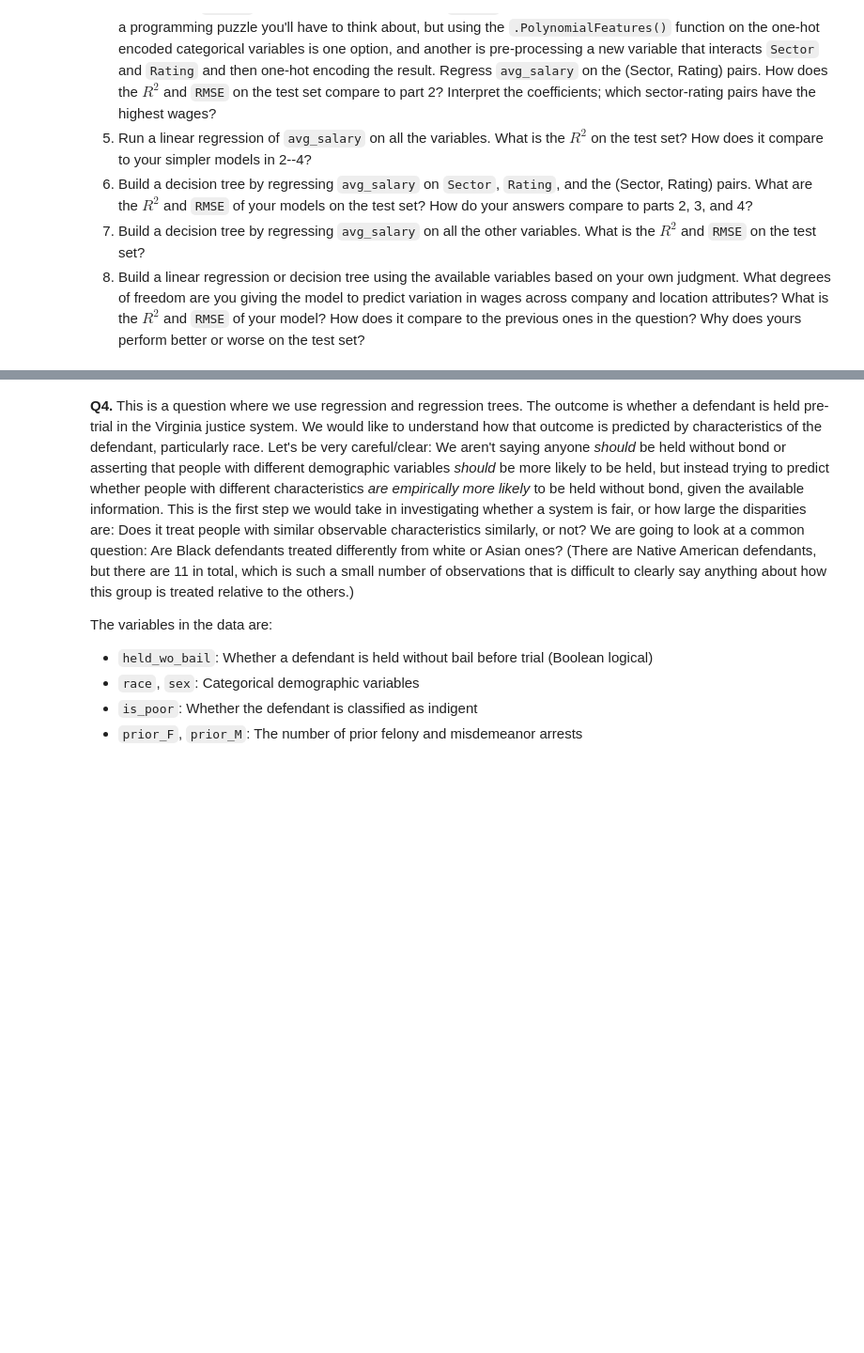
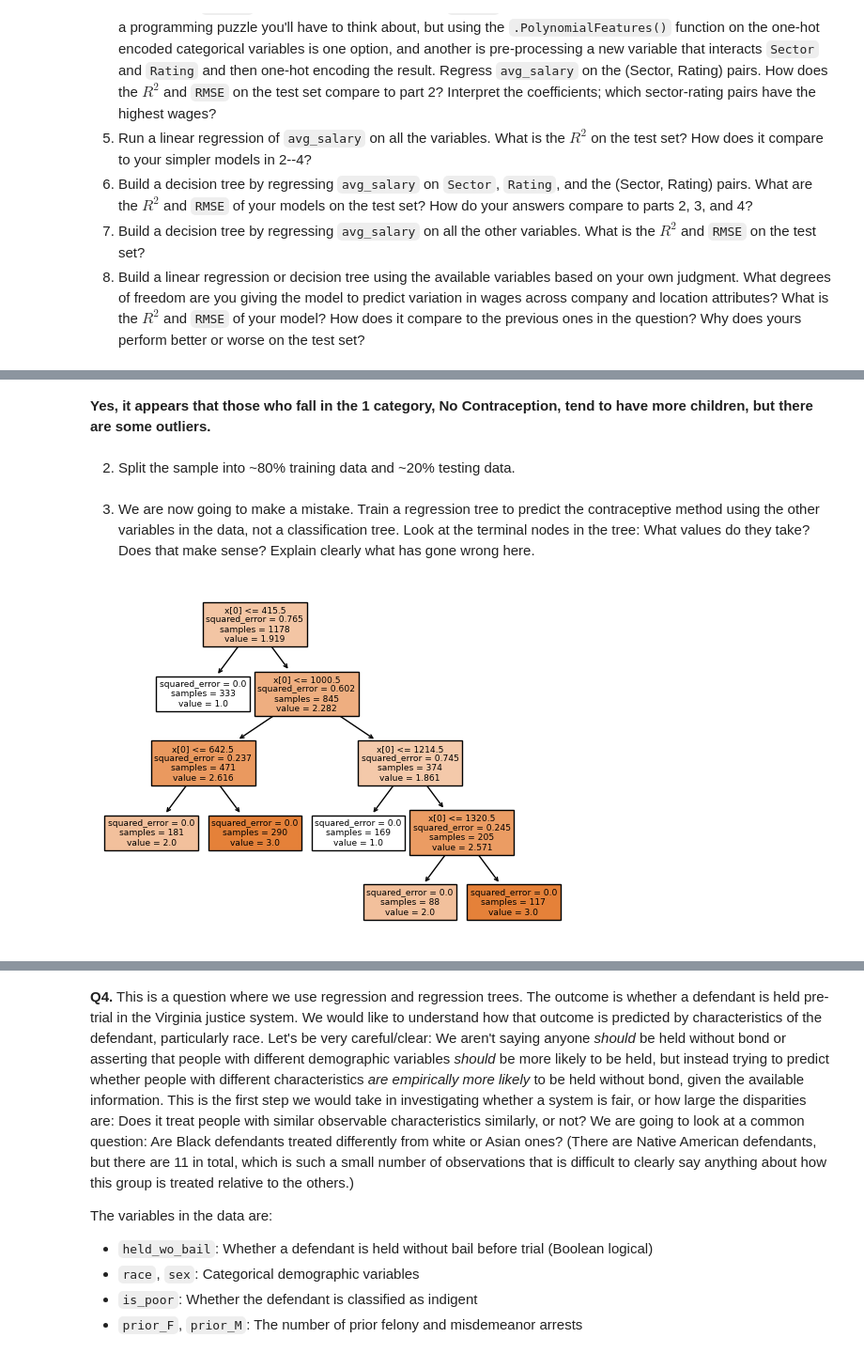
Before and after one commit to amanzanares410/assignment4, a Jupyter notebook: assignment4.ipynb, the cells around one changed output, grey strips where cells are left out. Shown at 94% size. Saved outputs shown, nothing was run; the diff lists cells and outputs as text; code cells hidden in the pictures; blank space fills up the shorter version.

```diff
--- a/assignment4.ipynb
+++ b/assignment4.ipynb
@@ -359,0 +355,5 @@ Text(0.5, 1.0, 'Kernel Density of Residuals')
+# %%
+df = pd.read_csv('./assignment4/data/contraception_hw.csv', low_memory=False)
+
+print(df['method'].value_counts())
+print(pd.crosstab(df['method'],df['numberChildren']))
@@ -359,0 +370,17 @@ Text(0.5, 1.0, 'Kernel Density of Residuals')
+# %% [markdown]
+**Yes, it appears that those who fall in the 1 category, No Contraception, tend to have more children, but there are some outliers.**
+# %% [markdown]
+  2. Split the sample into ~80% training data and ~20% testing data.
+# %%
+X = df.drop('method', axis=1)
+y = df['method']
+X_train, X_test, y_train, y_test = train_test_split(X, y, test_size=.2, random_state=100)
+# %% [markdown]
+  3. We are now going to make a mistake. Train a regression tree to predict the contraceptive method using the other variables in the data, not a classification tree. Look at the terminal nodes in the tree: What values do they take? Does that make sense? Explain clearly what has gone wrong here.
+# %%
+cart = tree.DecisionTreeRegressor()
+cart.fit(X_train, y_train)
+tree.plot_tree(cart, filled=True)
+plt.show()
+# %% [output]
+[figure, added]
```
Also changed, not shown: parts of 9 cells of this notebook.
